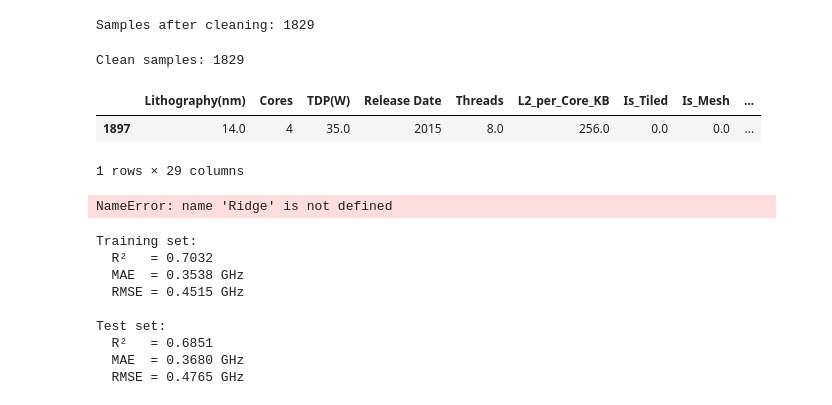
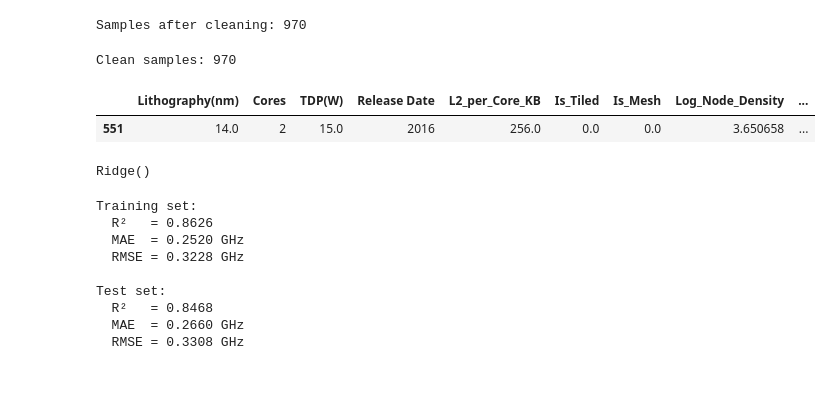
Before and after one commit to Fe4rlessCloak/CPU-Clock-Speed-Prediction, a Jupyter notebook: model/test.ipynb, the cells around one changed output. Cells and saved outputs as stored; diff of their text form; code cells hidden in the pictures.

```diff
--- a/model/test.ipynb
+++ b/model/test.ipynb
@@ -16,7 +19,7 @@ data_dir = Path("../data")
 # All 7 CSV files that share the 16-column schema
 csv_files = [
     data_dir / "Core-Processors-1.8.csv",
-    data_dir / "Xeon-Processors-1.8.csv",
+    # data_dir / "Xeon-Processors-1.8.csv",
     data_dir / "Atom-Processors-1.9-16col.csv",
     data_dir / "Celeron-Processors-1.9-16col.csv",
     data_dir / "Core_Ultra-Processors-1.10-16col.csv",
@@ -226,6 +262,8 @@ df["Release Date"] = df["Release Date"].str[-2:].astype(int) + 2000
 df["Power Tier"] = df["Product"].apply(classify_suffix)
 df["Arch Group"] = df["Code Name"].map(gen_map)
 
+
+
 df["L2_per_Core_KB"] = df["Arch Group"].map(lambda g: arch_features[g][0] if g in arch_features else None)
 df["Is_Tiled"]       = df["Arch Group"].map(lambda g: arch_features[g][1] if g in arch_features else None)
 df["Is_Mesh"]        = df["Arch Group"].map(lambda g: arch_features[g][2] if g in arch_features else None)
@@ -235,9 +273,13 @@ df = df.drop(columns=['Node_Density'])
 df['Cores_x_Is_Mesh'] = df['Cores'] * df['Is_Mesh']
 df['TDP_x_Is_Tiled'] = df['TDP(W)'] * df['Is_Tiled']
 df['Density_x_ReleaseYear'] = df['Log_Node_Density'] * df['Release Date']
-
-print(df["Power Tier"].value_counts())
-
+df['Node_Intro_Year'] = df['Arch Group'].map(node_intro_map)
+df['Node_Maturity_Years'] = df['Release Date'] - df['Node_Intro_Year']
+df['TDP_per_Core'] = df['TDP(W)'] / df['Cores']
+df = df.drop(columns=['Node_Intro_Year'])
+df['Threads_per_Core'] = df['Threads'] / df['Cores']
+df['Power_Starvation_Index'] = (df['Cores'] ** 2) / df['TDP(W)']
+features = ["Lithography(nm)", "Cores", "TDP(W)", "Release Date", "L2_per_Core_KB", "Is_Tiled", "Is_Mesh", "Log_Node_Density", "Cores_x_Is_Mesh", "TDP_x_Is_Tiled", "Node_Maturity_Years", "TDP_per_Core", "Threads_per_Core", "Power_Starvation_Index"]
 
 print(df.dtypes)
 # %% [output]
@@ -260,5 +302,8 @@ Density_x_ReleaseYear    float64
 dtype: object
 # %%
+pd.set_option('display.max_columns', None)
+
+# View your sample with all columns visible
 df.sample()
 # %% [output]
 |  | Product | Status | Release Date | Code Name | Cores | Threads | Lithography(nm) | Max. Turbo Freq.(GHz) | ... |
@@ -267,7 +311,7 @@ df.sample()
 # %%
 
 
-featuresToClean  = ["Lithography(nm)", "Cores", "TDP(W)", "Release Date", "Max. Turbo Freq.(GHz)", "Threads", "L2_per_Core_KB", "Is_Tiled", "Is_Mesh", "Log_Node_Density", "Cores_x_Is_Mesh", "TDP_x_Is_Tiled", "Density_x_ReleaseYear"]
+featuresToClean  = ["Lithography(nm)", "Cores", "TDP(W)", "Release Date", "Max. Turbo Freq.(GHz)", "L2_per_Core_KB", "Is_Tiled", "Is_Mesh", "Log_Node_Density", "Cores_x_Is_Mesh", "TDP_x_Is_Tiled", "Density_x_ReleaseYear", "Node_Maturity_Years", "TDP_per_Core", "Threads_per_Core", "Power_Starvation_Index"]
 
 # Only convert the columns we actually need
 cols_to_clean = featuresToClean
@@ -277,27 +321,26 @@ for col in cols_to_clean:
 df.dropna(subset=cols_to_clean, inplace=True)
 print(f"Samples after cleaning: {len(df)}")
 # %% [output]
-Samples after cleaning: 1829
+Samples after cleaning: 970
 # %%
 family_dummies = pd.get_dummies(df["Vertical Segment"], prefix="fam", drop_first=True)
 tier_dummies = pd.get_dummies(df["Power Tier"], prefix="tier", drop_first=True)
 
 
 X = pd.concat([
-    df[["Lithography(nm)", "Cores", "TDP(W)", "Release Date", "Threads", "L2_per_Core_KB", "Is_Tiled", "Is_Mesh", "Log_Node_Density", "Cores_x_Is_Mesh", "TDP_x_Is_Tiled", "Density_x_ReleaseYear"]],
+    df[["Lithography(nm)", "Cores", "TDP(W)", "Release Date", "L2_per_Core_KB", "Is_Tiled", "Is_Mesh", "Log_Node_Density", "Cores_x_Is_Mesh", "TDP_x_Is_Tiled", "Node_Maturity_Years", "TDP_per_Core", "Threads_per_Core", "Power_Starvation_Index"]],
     family_dummies,
     tier_dummies
 ], axis=1)
 y = df["Max. Turbo Freq.(GHz)"]
 
 
 print(f"Clean samples: {len(df)}")
 X.sample()
 # %% [output]
-Clean samples: 1829
+Clean samples: 970
-|  | Lithography(nm) | Cores | TDP(W) | Release Date | Threads | L2_per_Core_KB | Is_Tiled | Is_Mesh | ... |
-| 1897 | 14.0 | 4 | 35.0 | 2015 | 8.0 | 256.0 | 0.0 | 0.0 | ... |
+|  | Lithography(nm) | Cores | TDP(W) | Release Date | L2_per_Core_KB | Is_Tiled | Is_Mesh | Log_Node_Density | ... |
+| 551 | 14.0 | 2 | 15.0 | 2016 | 256.0 | 0.0 | 0.0 | 3.650658 | ... |
-1 rows × 29 columns
 # %%
 
 
@@ -308,10 +351,11 @@ X_train, X_test, y_train, y_test = train_test_split(
     X_scaled, y, test_size=0.2, random_state=42
 )
 # %%
-model = ridge(alpha=1.0)
+model = Ridge(alpha = 1.0)
+
 model.fit(X_train, y_train)
 # %% [output]
-NameError: name 'Ridge' is not defined
+Ridge()
 # %%
 y_pred_train = model.predict(X_train)
 y_pred_test  = model.predict(X_test)
@@ -330,14 +374,14 @@ print(f"  MAE  = {mean_absolute_error(y_test, y_pred_test):.4f} GHz")
 print(f"  RMSE = {root_mean_squared_error(y_test, y_pred_test):.4f} GHz")
 # %% [output]
 Training set:
-  R²   = 0.7032
-  MAE  = 0.3538 GHz
-  RMSE = 0.4515 GHz
+  R²   = 0.8626
+  MAE  = 0.2520 GHz
+  RMSE = 0.3228 GHz
 
 Test set:
-  R²   = 0.6851
-  MAE  = 0.3680 GHz
-  RMSE = 0.4765 GHz
+  R²   = 0.8468
+  MAE  = 0.2660 GHz
+  RMSE = 0.3308 GHz
 # %%
 # 1. Grab the exact column names from your X DataFrame before it was scaled
 feature_names = X.columns
```
Also changed, not shown: parts of 6 cells of this notebook, 9 other files.
